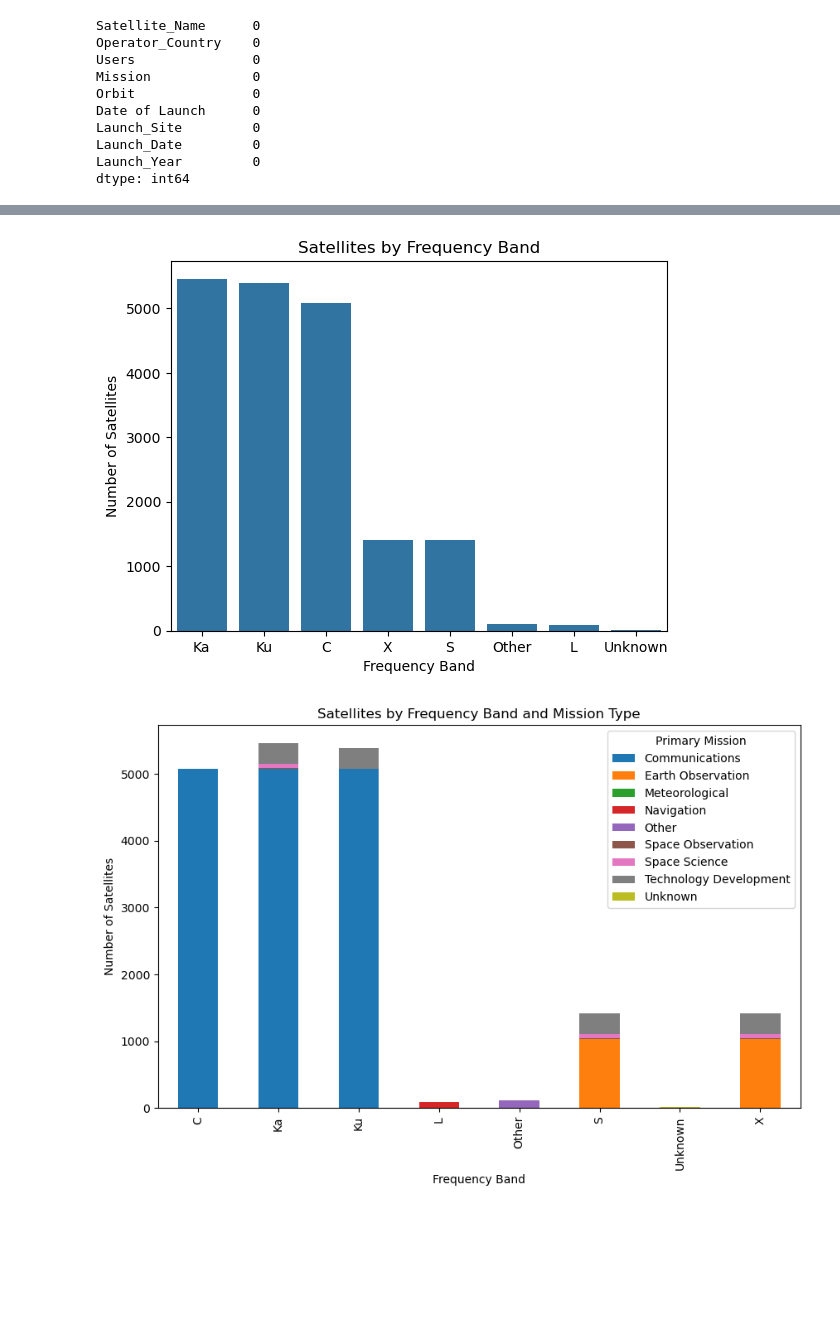
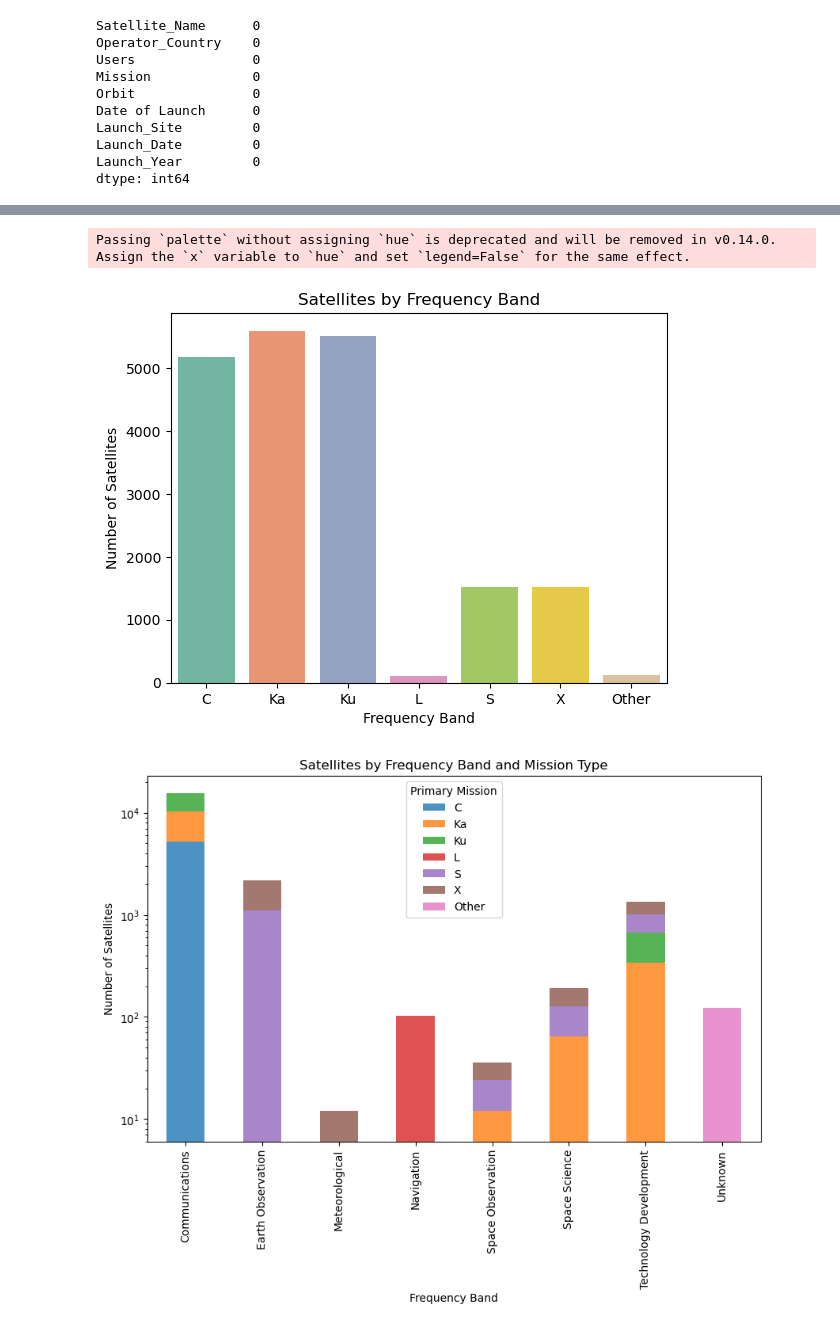
Before and after one commit to tashhalex/DDI-midterm, a Jupyter notebook: midterm2.ipynb, the cells around one changed output, grey strips where cells are left out. Drawn from its saved outputs; the diff is of its cells as text; code cells hidden in the pictures; blank space fills up the shorter version.

```diff
--- a/midterm2.ipynb
+++ b/midterm2.ipynb
@@ -77,7 +77,7 @@ satellite_df['Launch_Date'] = pd.to_datetime(satellite_df['Date of Launch'], yea
 satellite_df['Launch_Year'] = satellite_df['Launch_Date'].dt.year.convert_dtypes()
 
 # Only keep missions that were launched between 2015 to Present
-sats2015_df = satellite_df[satellite_df['Launch_Year'] >= 2015]
+sats2015_df = satellite_df[satellite_df['Launch_Year'] >= 2013]
 sats2015_df.info()
 # %% [output]
 <class 'pandas.core.frame.DataFrame'>
@@ -146,14 +146,14 @@ def primary_mission(mission):
     ]
 
     if pd.isnull(mission):
-        return 'Other'
+        return 'Unknown'
 
     missions = [m.strip().title() for m in mission.split('/')]
 
     for m in missions:
         if m in primary_msns:
             return m
-    return 'Other'
+    return 'Unknown'
 
 sats2015_df['Primary_Mission'] = sats2015_df['Mission'].apply(primary_mission)
 sats2015_df
@@ -186,7 +214,7 @@ frequency_band_mapping = {
     'Space Science': 'S/X/Ka',
     'Technology Development': 'S/X/Ka/Ku',
     'Other' : 'Other',
-    'Unknown': 'Unknown'
+    'Unknown': 'Other'
 }
 
 sats2015_df['Frequency_Band'] = sats2015_df['Primary_Mission'].map(frequency_band_mapping)
@@ -360,6 +377,9 @@ plt.show()
 # %%
 # Split into Separate Bands (AI-assisted)
 exploded_df = finalsats_df.assign(Frequency_Band=finalsats_df['Frequency_Band'].str.split('/')).explode('Frequency_Band')
+
+custom_order = ['C', 'Ka', 'Ku', 'L', 'S', 'X', 'Other']
+exploded_df['Frequency_Band'] = pd.Categorical(exploded_df['Frequency_Band'], categories=custom_order, ordered=True)
 exploded_df
 # %% [output]
 |  | Satellite_Name | Operator_Country | Orbit | Launch_Site | Launch_Year | Primary_Mission | Frequency_Band | ... |
@@ -378,19 +398,22 @@ exploded_df
 # %%
 
-sns.countplot(data=exploded_df, x='Frequency_Band', order=exploded_df['Frequency_Band'].value_counts().index)
+sns.countplot(data=exploded_df, x='Frequency_Band', order=custom_order, palette='Set2')
 plt.xlabel('Frequency Band')
 plt.ylabel('Number of Satellites')
 plt.title('Satellites by Frequency Band')
 plt.show()
 # %% [output]
+Passing `palette` without assigning `hue` is deprecated and will be removed in v0.14.0. Assign the `x` variable to `hue` and set `legend=False` for the same effect.
-[figure, old version]
+[figure, new version]
 # %%
-band_mission_counts = pd.crosstab(exploded_df['Frequency_Band'], exploded_df['Primary_Mission'])
-band_mission_counts.plot(kind='bar', stacked=True, figsize=(10,6))
+# Stacked Bar Chart
+band_mission_counts = pd.crosstab(exploded_df['Primary_Mission'], exploded_df['Frequency_Band'])
+band_mission_counts.plot(kind='bar', stacked=True, figsize=(10,6), alpha=0.8)
+plt.yscale('log')
 plt.xlabel('Frequency Band')
 plt.ylabel('Number of Satellites')
 plt.title('Satellites by Frequency Band and Mission Type')
 plt.legend(title='Primary Mission')
 plt.show()
 # %% [output]
-[figure, old version]
+[figure, new version]
```
Also changed, not shown: parts of 24 cells of this notebook, 4 other files.
